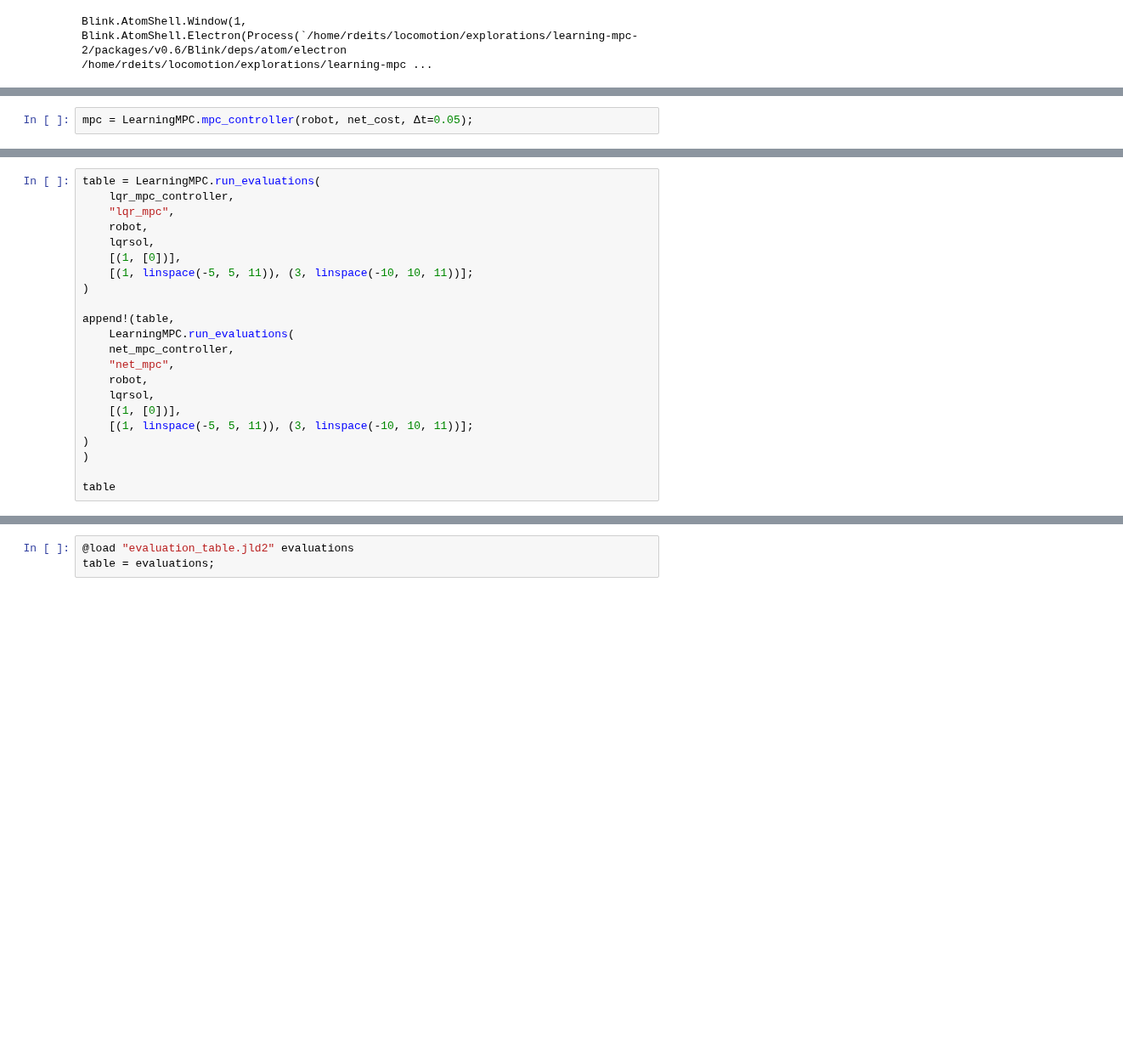
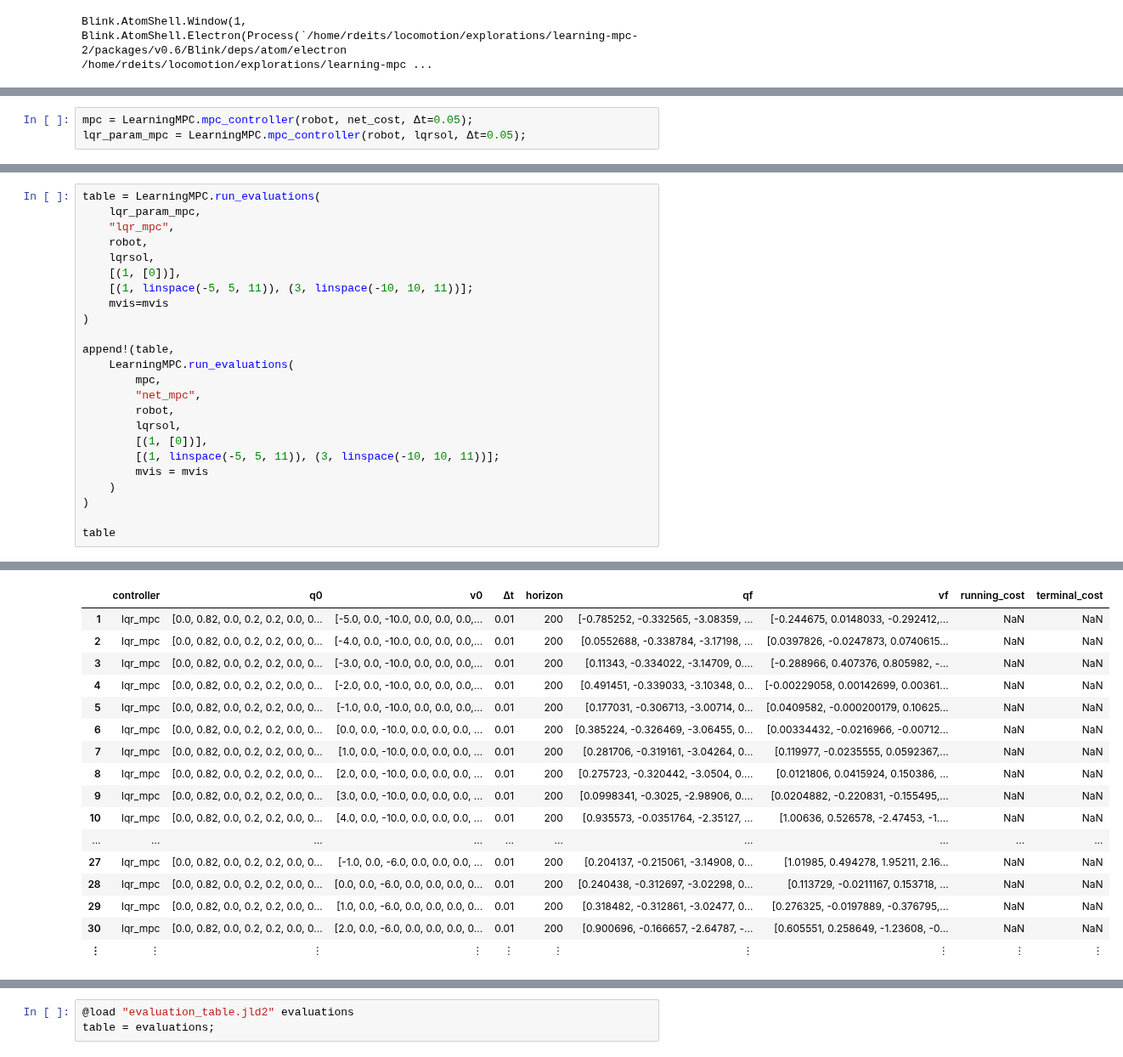
Before and after one commit to rdeits/LVIS-dev, a Jupyter notebook: experiments/2018-08-20-box-atlas-miqp/evaluation.ipynb, the cells around one changed output, grey strips where cells are left out. Shown at 85% size. Saved outputs shown, nothing was run; the diff lists cells and outputs as text; blank space fills up the shorter version.

```diff
--- a/experiments/2018-08-20-box-atlas-miqp/evaluation.ipynb
+++ b/experiments/2018-08-20-box-atlas-miqp/evaluation.ipynb
@@ -50,5 +48,6 @@ Academic license - for non-commercial use only
 (::MPCController) (generic function with 1 method)
 # %%
 mpc = LearningMPC.mpc_controller(robot, net_cost, Δt=0.05);
+lqr_param_mpc = LearningMPC.mpc_controller(robot, lqrsol, Δt=0.05);
 # %% [output]
 Academic license - for non-commercial use only
@@ -62,23 +62,26 @@ setanimation!(mvis, sol)
 true
 # %%
 table = LearningMPC.run_evaluations(
-    lqr_mpc_controller,
+    lqr_param_mpc,
     "lqr_mpc",
     robot,
     lqrsol,
     [(1, [0])],
     [(1, linspace(-5, 5, 11)), (3, linspace(-10, 10, 11))];
+    mvis=mvis
 )
 
 append!(table,
     LearningMPC.run_evaluations(
-    net_mpc_controller,
-    "net_mpc",
-    robot,
-    lqrsol,
-    [(1, [0])],
-    [(1, linspace(-5, 5, 11)), (3, linspace(-10, 10, 11))];
-)
+        mpc,
+        "net_mpc",
+        robot,
+        lqrsol,
+        [(1, [0])],
+        [(1, linspace(-5, 5, 11)), (3, linspace(-10, 10, 11))];
+        mvis = mvis
+    )
 )
 
 table
+# %% [output]
@@ -85,3 +90,20 @@ table
+|  | controller | q0 | v0 | Δt | horizon | qf | vf | running_cost | terminal_cost |
+| 1 | lqr_mpc | [0.0, 0.82, 0.0, 0.2, 0.2, 0.0, 0... | [-5.0, 0.0, -10.0, 0.0, 0.0, 0.0,... | 0.01 | 200 | [-0.785252, -0.332565, -3.08359, ... | [-0.244675, 0.0148033, -0.292412,... | NaN | NaN |
+| 2 | lqr_mpc | [0.0, 0.82, 0.0, 0.2, 0.2, 0.0, 0... | [-4.0, 0.0, -10.0, 0.0, 0.0, 0.0,... | 0.01 | 200 | [0.0552688, -0.338784, -3.17198, ... | [0.0397826, -0.0247873, 0.0740615... | NaN | NaN |
+| 3 | lqr_mpc | [0.0, 0.82, 0.0, 0.2, 0.2, 0.0, 0... | [-3.0, 0.0, -10.0, 0.0, 0.0, 0.0,... | 0.01 | 200 | [0.11343, -0.334022, -3.14709, 0.... | [-0.288966, 0.407376, 0.805982, -... | NaN | NaN |
+| 4 | lqr_mpc | [0.0, 0.82, 0.0, 0.2, 0.2, 0.0, 0... | [-2.0, 0.0, -10.0, 0.0, 0.0, 0.0,... | 0.01 | 200 | [0.491451, -0.339033, -3.10348, 0... | [-0.00229058, 0.00142699, 0.00361... | NaN | NaN |
+| 5 | lqr_mpc | [0.0, 0.82, 0.0, 0.2, 0.2, 0.0, 0... | [-1.0, 0.0, -10.0, 0.0, 0.0, 0.0,... | 0.01 | 200 | [0.177031, -0.306713, -3.00714, 0... | [0.0409582, -0.000200179, 0.10625... | NaN | NaN |
+| 6 | lqr_mpc | [0.0, 0.82, 0.0, 0.2, 0.2, 0.0, 0... | [0.0, 0.0, -10.0, 0.0, 0.0, 0.0, ... | 0.01 | 200 | [0.385224, -0.326469, -3.06455, 0... | [0.00334432, -0.0216966, -0.00712... | NaN | NaN |
+| 7 | lqr_mpc | [0.0, 0.82, 0.0, 0.2, 0.2, 0.0, 0... | [1.0, 0.0, -10.0, 0.0, 0.0, 0.0, ... | 0.01 | 200 | [0.281706, -0.319161, -3.04264, 0... | [0.119977, -0.0235555, 0.0592367,... | NaN | NaN |
+| 8 | lqr_mpc | [0.0, 0.82, 0.0, 0.2, 0.2, 0.0, 0... | [2.0, 0.0, -10.0, 0.0, 0.0, 0.0, ... | 0.01 | 200 | [0.275723, -0.320442, -3.0504, 0.... | [0.0121806, 0.0415924, 0.150386, ... | NaN | NaN |
+| 9 | lqr_mpc | [0.0, 0.82, 0.0, 0.2, 0.2, 0.0, 0... | [3.0, 0.0, -10.0, 0.0, 0.0, 0.0, ... | 0.01 | 200 | [0.0998341, -0.3025, -2.98906, 0.... | [0.0204882, -0.220831, -0.155495,... | NaN | NaN |
+| 10 | lqr_mpc | [0.0, 0.82, 0.0, 0.2, 0.2, 0.0, 0... | [4.0, 0.0, -10.0, 0.0, 0.0, 0.0, ... | 0.01 | 200 | [0.935573, -0.0351764, -2.35127, ... | [1.00636, 0.526578, -2.47453, -1.... | NaN | NaN |
+| ... | ... | ... | ... | ... | ... | ... | ... | ... | ... |
+| 27 | lqr_mpc | [0.0, 0.82, 0.0, 0.2, 0.2, 0.0, 0... | [-1.0, 0.0, -6.0, 0.0, 0.0, 0.0, ... | 0.01 | 200 | [0.204137, -0.215061, -3.14908, 0... | [1.01985, 0.494278, 1.95211, 2.16... | NaN | NaN |
+| 28 | lqr_mpc | [0.0, 0.82, 0.0, 0.2, 0.2, 0.0, 0... | [0.0, 0.0, -6.0, 0.0, 0.0, 0.0, 0... | 0.01 | 200 | [0.240438, -0.312697, -3.02298, 0... | [0.113729, -0.0211167, 0.153718, ... | NaN | NaN |
+| 29 | lqr_mpc | [0.0, 0.82, 0.0, 0.2, 0.2, 0.0, 0... | [1.0, 0.0, -6.0, 0.0, 0.0, 0.0, 0... | 0.01 | 200 | [0.318482, -0.312861, -3.02477, 0... | [0.276325, -0.0197889, -0.376795,... | NaN | NaN |
+| 30 | lqr_mpc | [0.0, 0.82, 0.0, 0.2, 0.2, 0.0, 0... | [2.0, 0.0, -6.0, 0.0, 0.0, 0.0, 0... | 0.01 | 200 | [0.900696, -0.166657, -2.64787, -... | [0.605551, 0.258649, -1.23608, -0... | NaN | NaN |
+| ⋮ | ⋮ | ⋮ | ⋮ | ⋮ | ⋮ | ⋮ | ⋮ | ⋮ | ⋮ |
 # %%
 jldopen("evaluation_table.jld2", "w") do file
     file["evaluations"] = table
```
Also changed, not shown: parts of 11 cells of this notebook, 17 other files.
